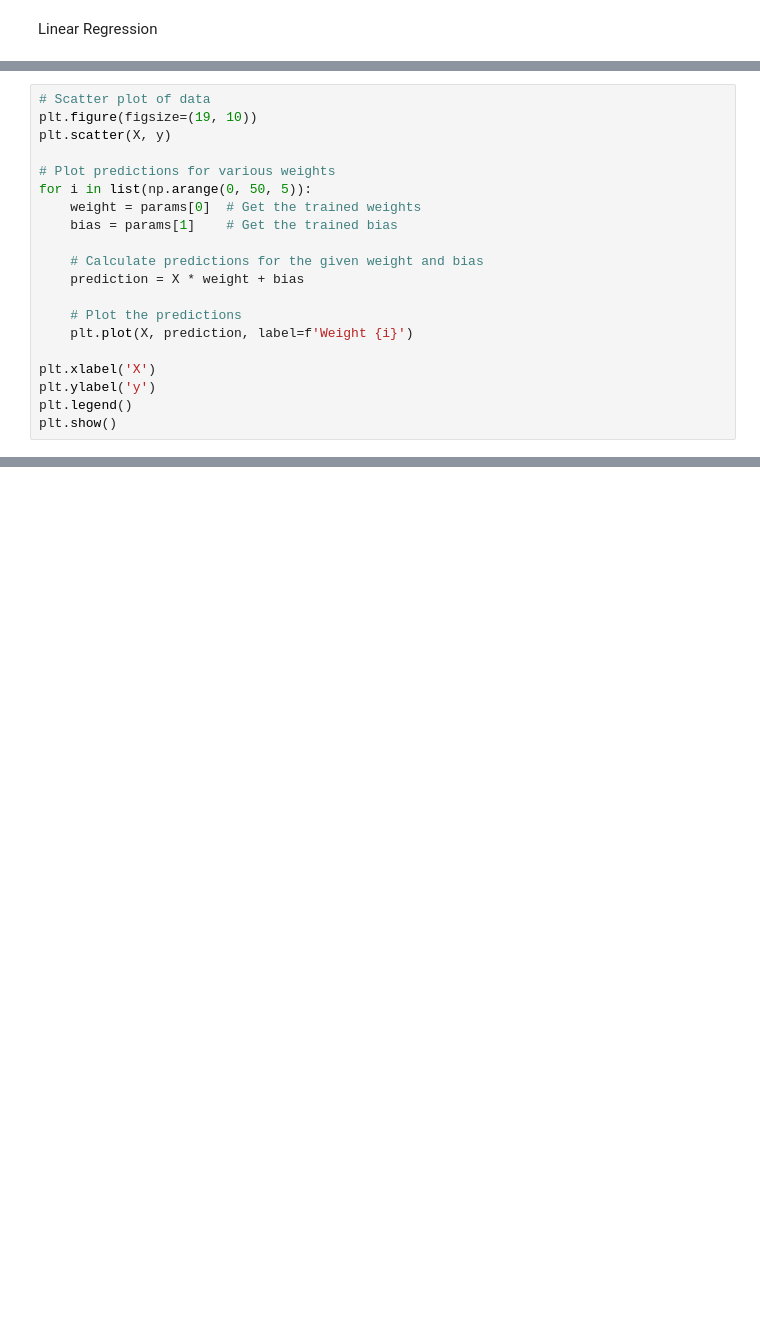
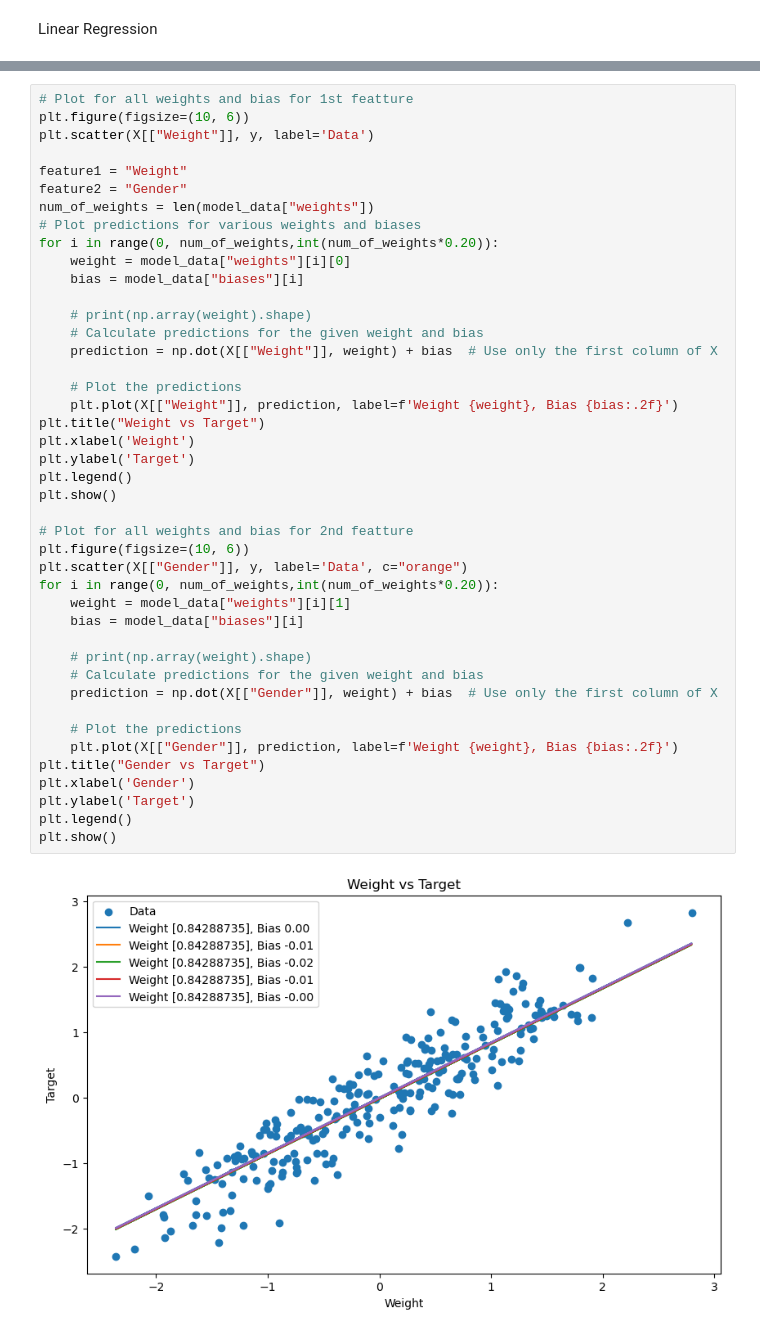
Before and after one commit to affan210/ml-algo, a Jupyter notebook: algo.ipynb, the cells around one changed output, grey strips where cells are left out. Saved outputs shown, nothing was run; the diff lists cells and outputs as text; blank space fills up the shorter version.

```diff
--- a/algo.ipynb
+++ b/algo.ipynb
@@ -243,20 +134,0 @@ Final Wight: [[2.84909669]] Final Bias: 4.380000000000151
-# %%
-# Scatter plot of data
-plt.figure(figsize=(19, 10))
-plt.scatter(X, y)
-
-# Plot predictions for various weights
-for i in list(np.arange(0, 50, 5)):
-    weight = params[0]  # Get the trained weights
-    bias = params[1]    # Get the trained bias
-
-    # Calculate predictions for the given weight and bias
-    prediction = X * weight + bias
-
-    # Plot the predictions
-    plt.plot(X, prediction, label=f'Weight {i}')
-
-plt.xlabel('X')
-plt.ylabel('y')
-plt.legend()
-plt.show()
@@ -264,0 +155,45 @@ plt.show()
+# %%
+# Plot for all weights and bias for 1st featture
+plt.figure(figsize=(10, 6))
+plt.scatter(X[["Weight"]], y, label='Data')
+
+feature1 = "Weight"
+feature2 = "Gender"
+num_of_weights = len(model_data["weights"])
+# Plot predictions for various weights and biases
+for i in range(0, num_of_weights,int(num_of_weights*0.20)):
+    weight = model_data["weights"][i][0]
+    bias = model_data["biases"][i]
+
+    # print(np.array(weight).shape)
+    # Calculate predictions for the given weight and bias
+    prediction = np.dot(X[["Weight"]], weight) + bias  # Use only the first column of X
+
+    # Plot the predictions
+    plt.plot(X[["Weight"]], prediction, label=f'Weight {weight}, Bias {bias:.2f}')
+plt.title("Weight vs Target")
+plt.xlabel('Weight')
+plt.ylabel('Target')
+plt.legend()
+plt.show()
+
+# Plot for all weights and bias for 2nd featture
+plt.figure(figsize=(10, 6))
+plt.scatter(X[["Gender"]], y, label='Data', c="orange")
+for i in range(0, num_of_weights,int(num_of_weights*0.20)):
+    weight = model_data["weights"][i][1]
+    bias = model_data["biases"][i]
+
+    # print(np.array(weight).shape)
+    # Calculate predictions for the given weight and bias
+    prediction = np.dot(X[["Gender"]], weight) + bias  # Use only the first column of X
+
+    # Plot the predictions
+    plt.plot(X[["Gender"]], prediction, label=f'Weight {weight}, Bias {bias:.2f}')
+plt.title("Gender vs Target")
+plt.xlabel('Gender')
+plt.ylabel('Target')
+plt.legend()
+plt.show()
+# %% [output]
+[figure, added]
```
Also changed, not shown: parts of 14 cells of this notebook, 2 other files.
